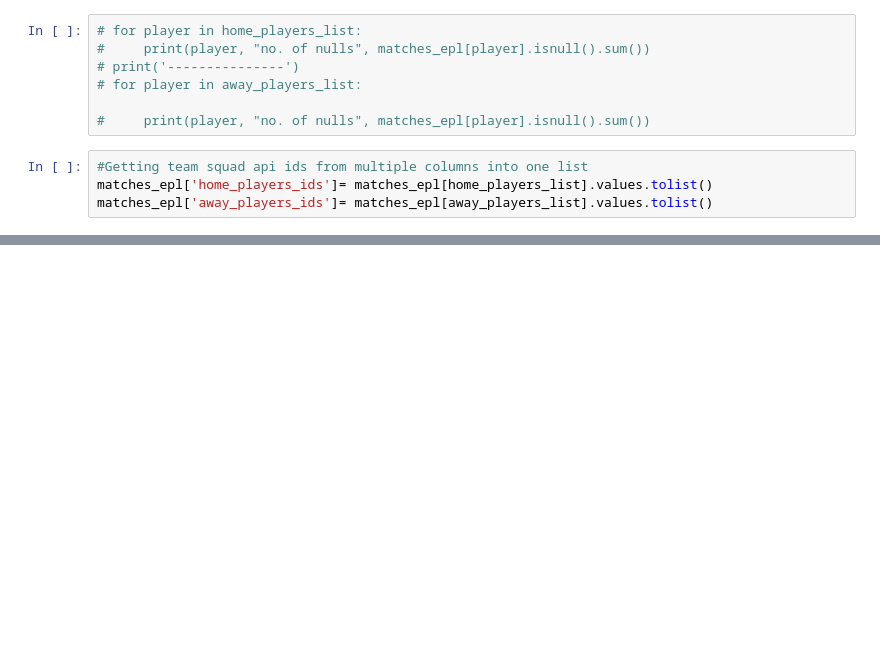
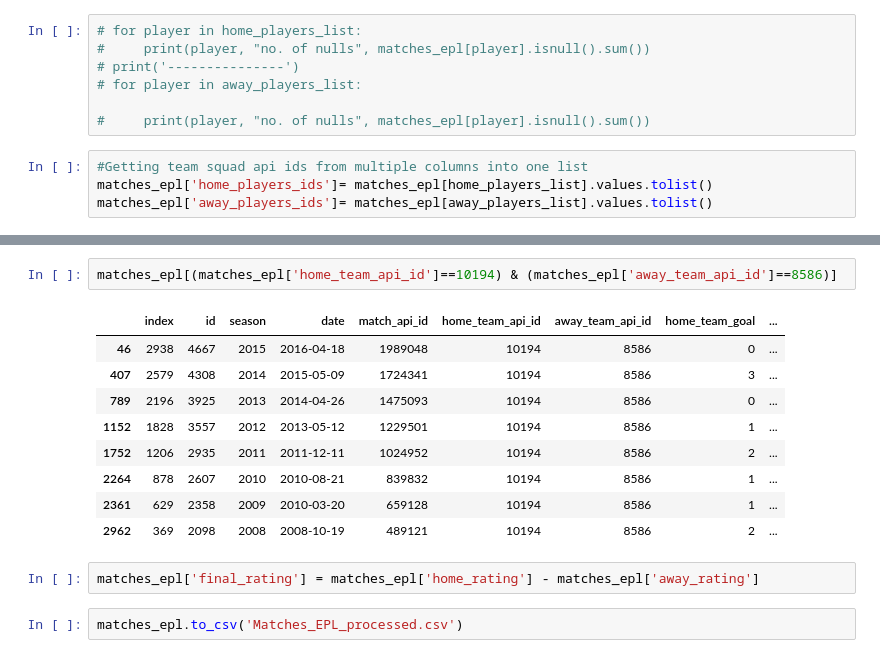
Before and after one commit to sagarparikh2013/FootWizard, a Jupyter notebook: SoccerPrediction.ipynb, the cells around one changed output, grey strips where cells are left out. Drawn from its saved outputs; the diff is of its cells as text; blank space fills up the shorter version.

```diff
--- a/SoccerPrediction.ipynb
+++ b/SoccerPrediction.ipynb
@@ -170,0 +243,16 @@ x
+# %%
+matches_epl[(matches_epl['home_team_api_id']==10194) & (matches_epl['away_team_api_id']==8586)]
+# %% [output]
+|  | index | id | season | date | match_api_id | home_team_api_id | away_team_api_id | home_team_goal | ... |
+| 46 | 2938 | 4667 | 2015 | 2016-04-18 | 1989048 | 10194 | 8586 | 0 | ... |
+| 407 | 2579 | 4308 | 2014 | 2015-05-09 | 1724341 | 10194 | 8586 | 3 | ... |
+| 789 | 2196 | 3925 | 2013 | 2014-04-26 | 1475093 | 10194 | 8586 | 0 | ... |
+| 1152 | 1828 | 3557 | 2012 | 2013-05-12 | 1229501 | 10194 | 8586 | 1 | ... |
+| 1752 | 1206 | 2935 | 2011 | 2011-12-11 | 1024952 | 10194 | 8586 | 2 | ... |
+| 2264 | 878 | 2607 | 2010 | 2010-08-21 | 839832 | 10194 | 8586 | 1 | ... |
+| 2361 | 629 | 2358 | 2009 | 2010-03-20 | 659128 | 10194 | 8586 | 1 | ... |
+| 2962 | 369 | 2098 | 2008 | 2008-10-19 | 489121 | 10194 | 8586 | 2 | ... |
+# %%
+matches_epl['final_rating'] = matches_epl['home_rating'] - matches_epl['away_rating']
+# %%
+matches_epl.to_csv('Matches_EPL_processed.csv')
```
Also changed, not shown: parts of 32 cells of this notebook.
